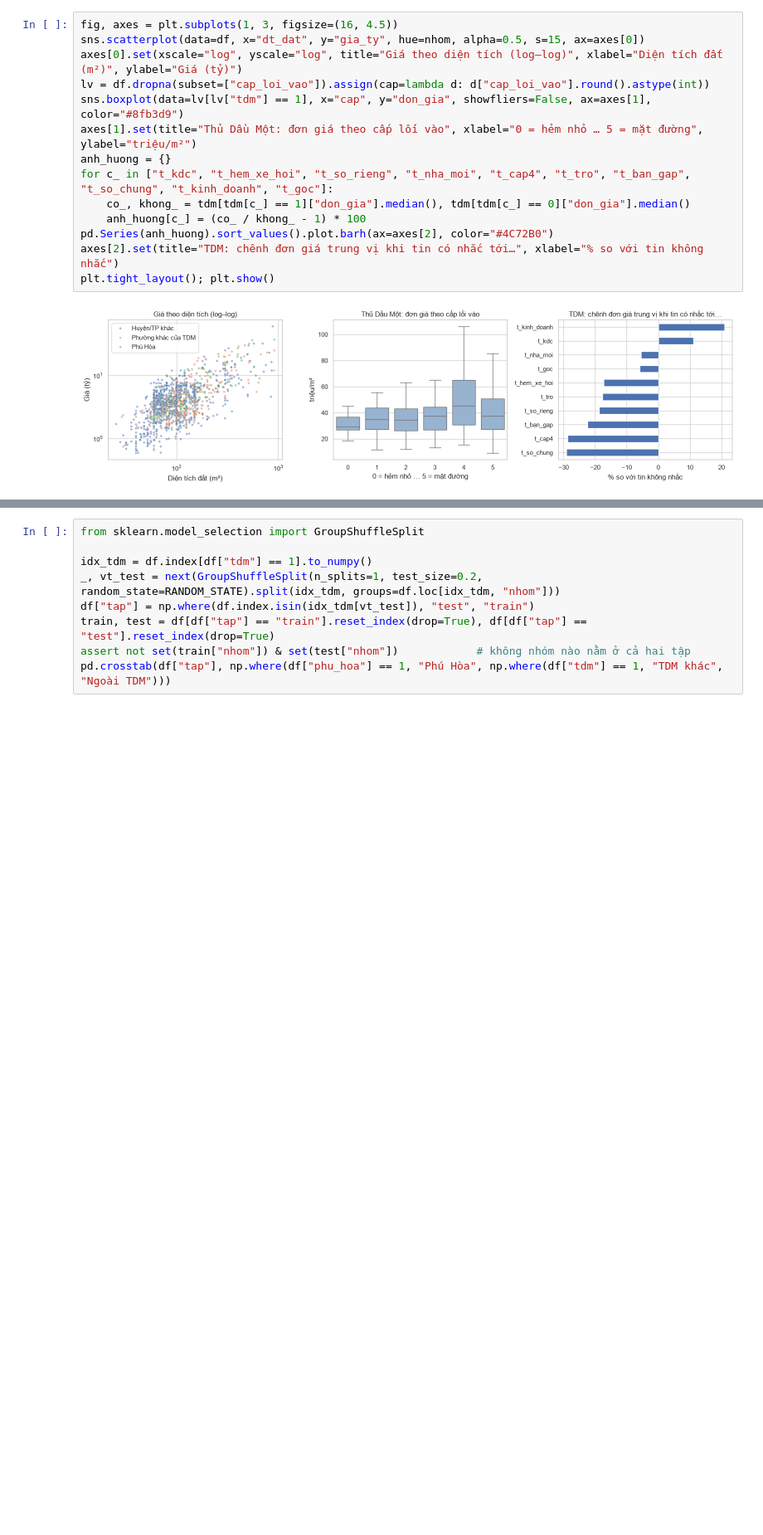
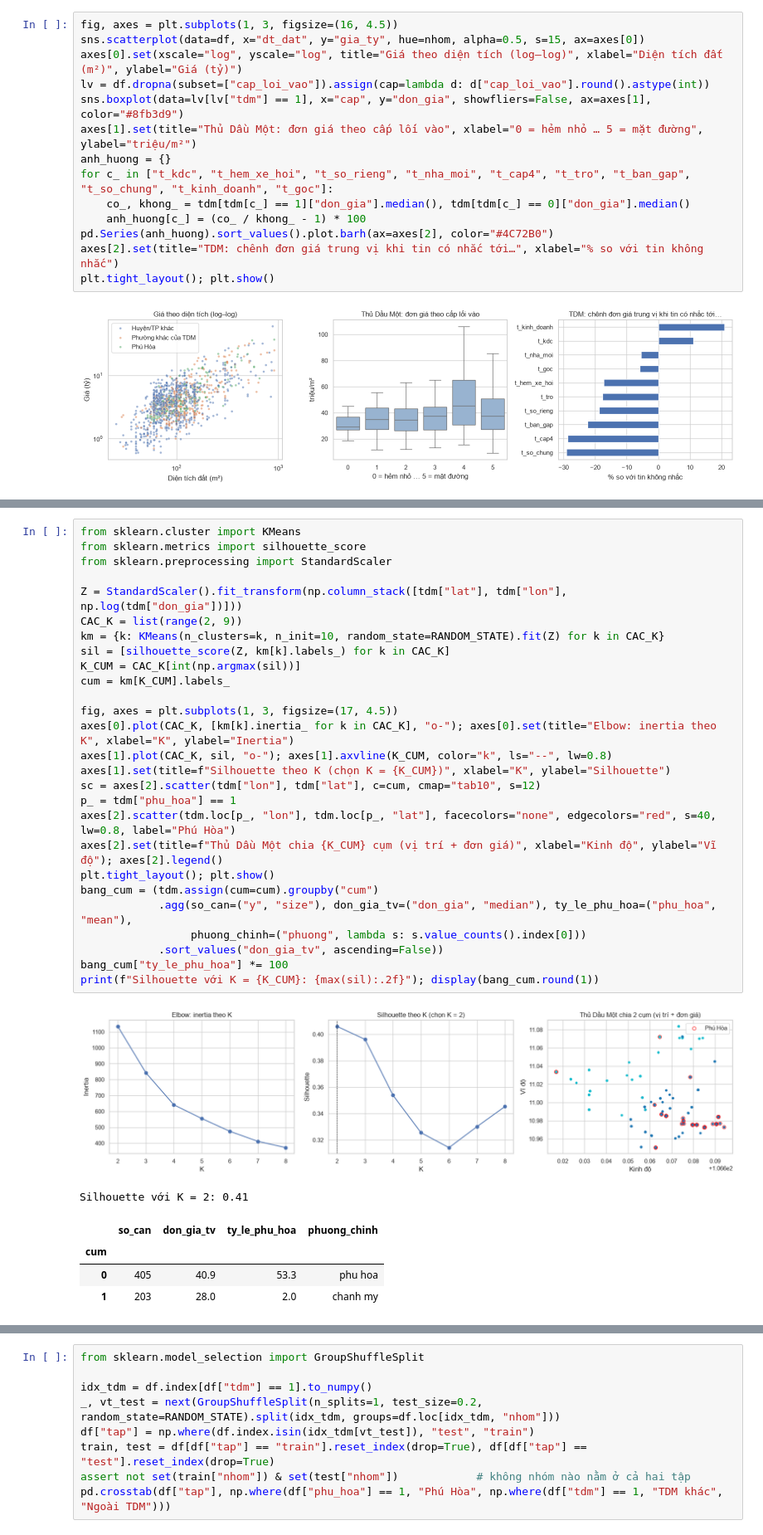
Before and after one commit to 2324801030095-cloud/Project_Du-doan-gia-nha, a Jupyter notebook: notebooks/2324801030095.ipynb, the cells around one changed output, grey strips where cells are left out. Shown at 83% size. Drawn from its saved outputs; the diff is of its cells as text; blank space fills up the shorter version.

```diff
--- a/notebooks/2324801030095.ipynb
+++ b/notebooks/2324801030095.ipynb
@@ -485 +497,35 @@ plt.tight_layout(); plt.show()
+# %%
+from sklearn.cluster import KMeans
+from sklearn.metrics import silhouette_score
+from sklearn.preprocessing import StandardScaler
+
+Z = StandardScaler().fit_transform(np.column_stack([tdm["lat"], tdm["lon"], np.log(tdm["don_gia"])]))
+CAC_K = list(range(2, 9))
+km = {k: KMeans(n_clusters=k, n_init=10, random_state=RANDOM_STATE).fit(Z) for k in CAC_K}
+sil = [silhouette_score(Z, km[k].labels_) for k in CAC_K]
+K_CUM = CAC_K[int(np.argmax(sil))]
+cum = km[K_CUM].labels_
+
+fig, axes = plt.subplots(1, 3, figsize=(17, 4.5))
+axes[0].plot(CAC_K, [km[k].inertia_ for k in CAC_K], "o-"); axes[0].set(title="Elbow: inertia theo K", xlabel="K", ylabel="Inertia")
+axes[1].plot(CAC_K, sil, "o-"); axes[1].axvline(K_CUM, color="k", ls="--", lw=0.8)
+axes[1].set(title=f"Silhouette theo K (chọn K = {K_CUM})", xlabel="K", ylabel="Silhouette")
+sc = axes[2].scatter(tdm["lon"], tdm["lat"], c=cum, cmap="tab10", s=12)
+p_ = tdm["phu_hoa"] == 1
+axes[2].scatter(tdm.loc[p_, "lon"], tdm.loc[p_, "lat"], facecolors="none", edgecolors="red", s=40, lw=0.8, label="Phú Hòa")
+axes[2].set(title=f"Thủ Dầu Một chia {K_CUM} cụm (vị trí + đơn giá)", xlabel="Kinh độ", ylabel="Vĩ độ"); axes[2].legend()
+plt.tight_layout(); plt.show()
+bang_cum = (tdm.assign(cum=cum).groupby("cum")
+            .agg(so_can=("y", "size"), don_gia_tv=("don_gia", "median"), ty_le_phu_hoa=("phu_hoa", "mean"),
+                 phuong_chinh=("phuong", lambda s: s.value_counts().index[0]))
+            .sort_values("don_gia_tv", ascending=False))
+bang_cum["ty_le_phu_hoa"] *= 100
+print(f"Silhouette với K = {K_CUM}: {max(sil):.2f}"); display(bang_cum.round(1))
+# %% [output]
+[figure, added]
+Silhouette với K = 2: 0.41
+|  | so_can | don_gia_tv | ty_le_phu_hoa | phuong_chinh |
+| cum |  |  |  |  |
+| 0 | 405 | 40.9 | 53.3 | phu hoa |
+| 1 | 203 | 28.0 | 2.0 | chanh my |
 # %% [markdown]
```
Also changed, not shown: parts of 13 cells of this notebook, 15 other files.
